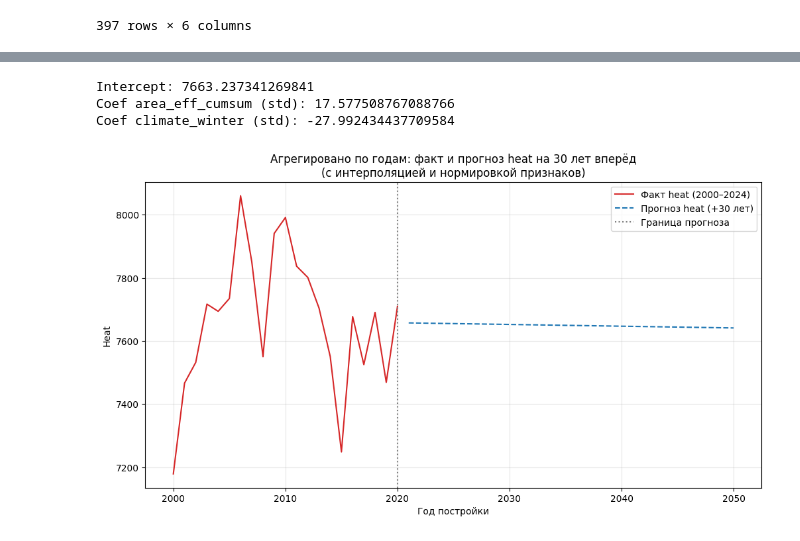
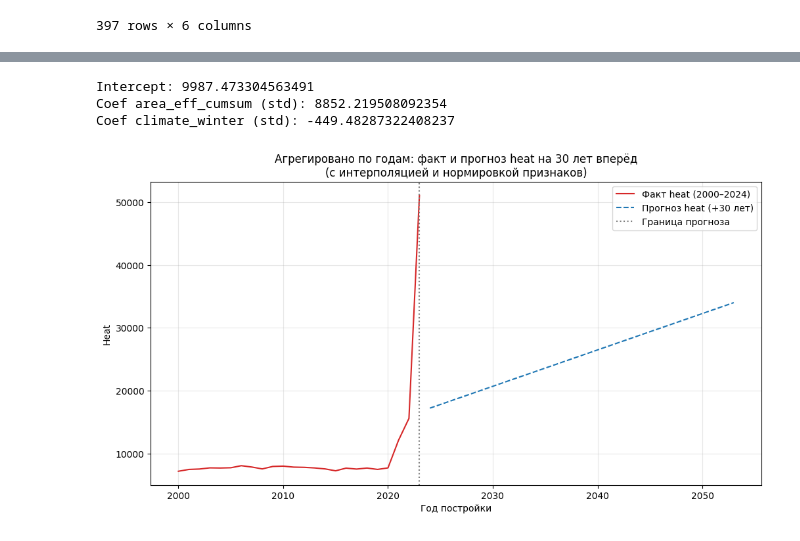
Before and after one commit to tyurin-a/Heat_regressions, a Jupyter notebook: CFD.ipynb, the cells around one changed output, grey strips where cells are left out. Drawn from its saved outputs; the diff is of its cells as text; code cells hidden in the pictures.

```diff
--- a/CFD.ipynb
+++ b/CFD.ipynb
@@ -113,8 +109,6 @@ plt.grid(axis="y", alpha=0.5)
 plt.show()
 # %% [output]
 [figure]
-# %%
-df = pd.read_excel(file_path, engine="openpyxl")
 # %%
 df["built_year"] = pd.to_numeric(df["built_year"], errors="coerce")
 
@@ -965,4 +983,6 @@ Coef climate_winter: -145.65657282806748
 # %%
+#ЦФО: регрессия на нормированных данных + прогноз на 30 лет вперёд
+
 import numpy as np
 import pandas as pd
 import matplotlib.pyplot as plt
@@ -974,7 +994,7 @@ for c in ["built_year", "heat", "area_eff_cumsum", "climate_winter"]:
     df_final[c] = pd.to_numeric(df_final[c], errors="coerce")
 
 # 1) агрегация по годам (2000–2024) и снятие возможных дублей лет
-mask = (df_final["built_year"] >= 2000) & (df_final["built_year"] <= 2020)
+mask = (df_final["built_year"] >= 2000) & (df_final["built_year"] <= 2024)
 df_yearly = (
     df_final.loc[mask, ["built_year", "heat", "area_eff_cumsum", "climate_winter"]]
             .groupby("built_year", as_index=False)
@@ -1029,34 +1049,34 @@ future_data = pd.DataFrame({
     "built_year": future_years,
     "area_eff_cumsum": future_area,
     "climate_winter": future_climate,
     "heat": reg.predict(future_scaled),
     "type": "Прогноз"
 })
 
 # 7) итоговая таблица факт+прогноз (с правильной меткой type)
 df_hist = df_yearly[["built_year", "heat"]].copy()
 df_hist["type"] = "Факт"
 
 df_all = pd.concat([df_hist, future_data[["built_year", "heat", "type"]]],
                    ignore_index=True).sort_values("built_year")
 
 # 8) график
 plt.figure(figsize=(12,6))
 hist = df_all[df_all["type"] == "Факт"]
 fut  = df_all[df_all["type"] == "Прогноз"]
 
 plt.plot(hist["built_year"], hist["heat"], label="Факт heat (2000–2024)", color="tab:red")
 plt.plot(fut["built_year"],  fut["heat"],  label="Прогноз heat (+30 лет)", color="tab:blue", linestyle="--")
 
 plt.axvline(x=last_year, color="gray", linestyle=":", label="Граница прогноза")
 plt.title("Агрегировано по годам: факт и прогноз heat на 30 лет вперёд\n(с интерполяцией и нормировкой признаков)")
 plt.xlabel("Год постройки")
 plt.ylabel("Heat")
 plt.legend()
 plt.grid(alpha=0.3)
 plt.show()
 # %% [output]
-Intercept: 7663.237341269841
-Coef area_eff_cumsum (std): 17.577508767088766
-Coef climate_winter (std): -27.992434437709584
+Intercept: 9987.473304563491
+Coef area_eff_cumsum (std): 8852.219508092354
+Coef climate_winter (std): -449.48287322408237
-[figure, old version]
+[figure, new version]
```
Also changed, not shown: parts of 15 cells of this notebook.
